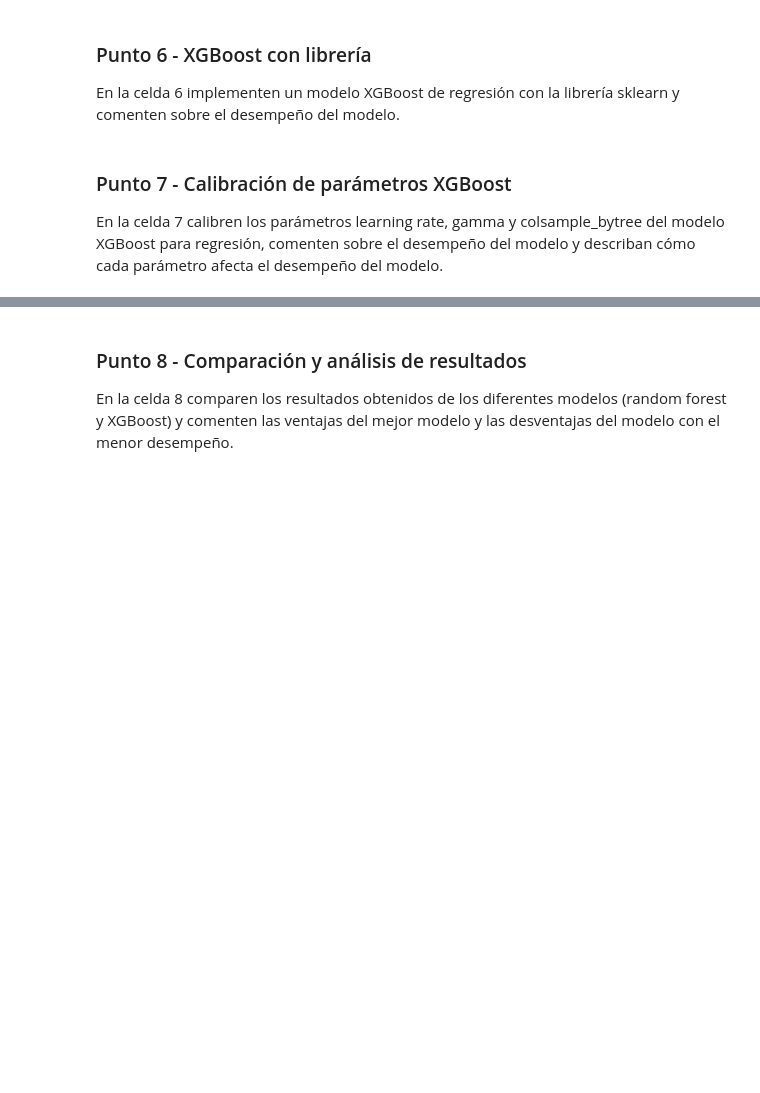
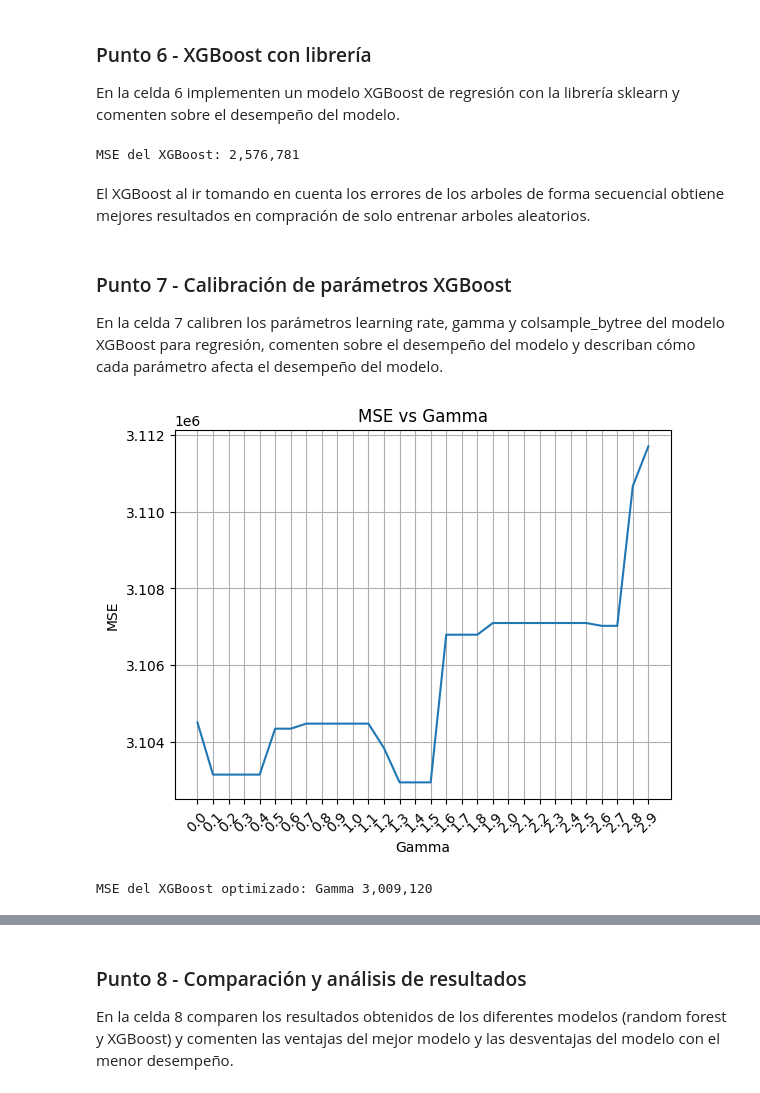
Before and after one commit to sijaramillogo/MIAD_ML_NLP_2025, a Jupyter notebook: Semana 2/S2TC1_RandomForests_Boosting.ipynb, the cells around one changed output, grey strips where cells are left out. Drawn from its saved outputs; the diff is of its cells as text; code cells hidden in the pictures; blank space fills up the shorter version.

Commit message:
Puntos 6,7 y 8
Random Forest y XGBoost con su comparación

```diff
--- a/Semana 2/S2TC1_RandomForests_Boosting.ipynb
+++ b/Semana 2/S2TC1_RandomForests_Boosting.ipynb
@@ -210,3 +212,13 @@ print(f"Mejor MSE promedio: {grid_search.best_score_:,.0f}")
 # %% [output]
 Mejores parámetros: {'max_depth': 8, 'max_features': 6, 'n_estimators': 360}
 Mejor MSE promedio: -2,308,534
+# %%
+# Modelo final con los mejores hiperparámetros
+rfr_final=RandomForestRegressor(n_estimators=360,max_features=6,max_depth=8,random_state=4,n_jobs=-1)
+# Entrenamiento
+rfr_final.fit(X_train, y_train)
+# Predicción
+y_pred_final = rfr_final.predict(X_test)
+# Evaluación final
+mse_rfr_final = mean_squared_error(y_test, y_pred_final)
+print(f"MSE Xgbr optimizado: {mse_rfr_final:,.0f}")
@@ -227,3 +239,19 @@ En la celda 6 implementen un modelo XGBoost de regresión con la librería sklea
+# %%
+# Celda 6
+# Modelo básico XGBoost
+xgbr = xgb.XGBRegressor(random_state=42, n_jobs=-1)
+# Entrenar el modelo
+xgbr.fit(X_train,y_train)
+# Predicción
+y_pred_xgbr=xgbr.predict(X_test)
+# Evaluación del modelo
+mse_xgbr=mean_squared_error(y_test,y_pred_xgbr)
+# MSE del modelo XGBoost
+print(f'MSE del XGBoost: {mse_xgbr:,.0f}')
+# %% [output]
+MSE del XGBoost: 2,576,781
+# %% [markdown]
+El XGBoost al ir tomando en cuenta los errores de los arboles de forma secuencial obtiene mejores resultados en compración de solo entrenar arboles aleatorios.
 # %% [markdown]
 ### Punto 7 - Calibración de parámetros XGBoost
 
@@ -232,0 +259,31 @@ En la celda 7 calibren los parámetros learning rate, gamma y colsample_bytree d
+# %%
+gamma  = np.arange(0, 3, 0.1)
+mse_gama = []
+
+for i in gamma:
+    xgbr = xgb.XGBRegressor(gamma=i, n_jobs=-1,n_estimators=500,random_state=2)
+    mse_gama.append(-cross_val_score(xgbr,X_train,y_train,
+                                             cv=5,scoring='neg_mean_squared_error',
+                                             n_jobs=-1).mean())
+# %%
+# Gráfica de MSE vs Gamma
+plt.plot(gamma, mse_gama)
+plt.xlabel('Gamma')
+plt.ylabel('MSE')
+plt.title('MSE vs Gamma')
+plt.xticks(gamma, rotation=45)
+plt.grid(True)
+plt.show()
+# %% [output]
+[figure, added]
+# %%
+xgbr = xgb.XGBRegressor(random_state=42,gamma=1.3, n_jobs=-1,n_estimators=500,randome_state=2)
+xgbr.fit(X_train,y_train)
+# Predicción
+y_pred_xgbr_gamma=xgbr.predict(X_test)
+# Evaluación del modelo
+mse_xgbr_gamma=mean_squared_error(y_test,y_pred_xgbr_gamma)
+# MSE del modelo XGBoost
+print(f'MSE del XGBoost optimizado: Gamma {mse_xgbr_gamma:,.0f}')
+# %% [output]
+MSE del XGBoost optimizado: Gamma 3,009,120
```
Also changed, not shown: parts of 23 cells of this notebook, 1 other file.
